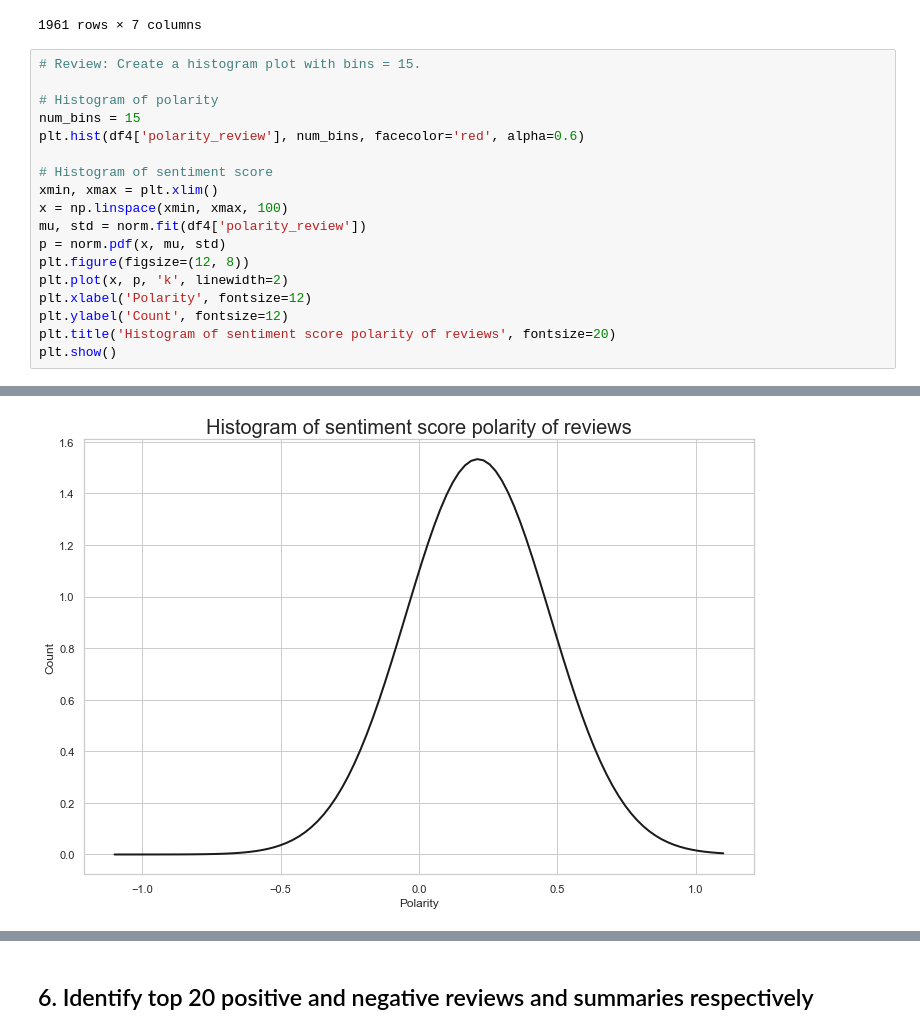
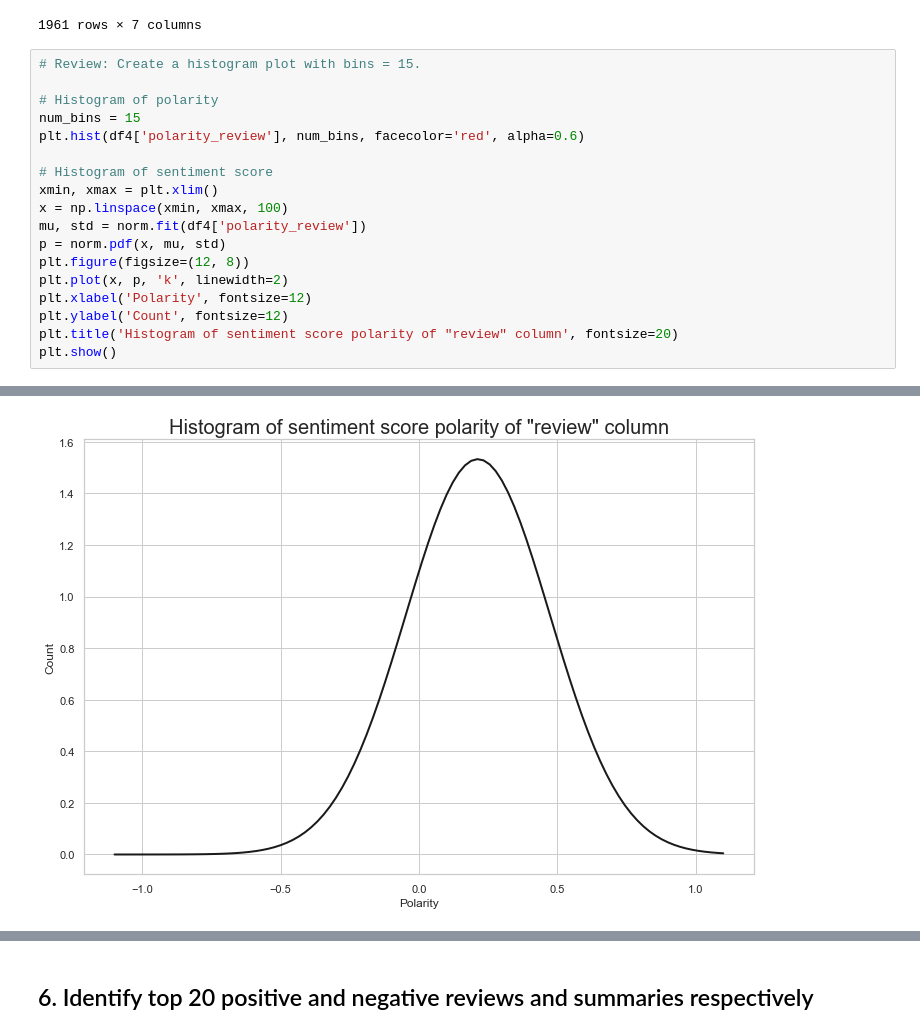
Before and after one commit to JavierConde1976/Cohort-2_LSE_DA301_assignment, a Jupyter notebook: LSE_DA301_assignment_EDA_Javier_Conde.ipynb, the cells around one changed output, grey strips where cells are left out. Cells and saved outputs as stored; diff of their text form.

```diff
--- a/LSE_DA301_assignment_EDA_Javier_Conde.ipynb
+++ b/LSE_DA301_assignment_EDA_Javier_Conde.ipynb
@@ -1357,24 +1373,24 @@ df4
 # %%
 # Review: Create a histogram plot with bins = 15.
 
 # Histogram of polarity
 num_bins = 15
 plt.hist(df4['polarity_review'], num_bins, facecolor='red', alpha=0.6)
 
 # Histogram of sentiment score
 xmin, xmax = plt.xlim()
 x = np.linspace(xmin, xmax, 100)
 mu, std = norm.fit(df4['polarity_review'])
 p = norm.pdf(x, mu, std)
 plt.figure(figsize=(12, 8))
 plt.plot(x, p, 'k', linewidth=2)
 plt.xlabel('Polarity', fontsize=12)
 plt.ylabel('Count', fontsize=12)
-plt.title('Histogram of sentiment score polarity of reviews', fontsize=20)
+plt.title('Histogram of sentiment score polarity of "review" column', fontsize=20)
 plt.show()
 # %% [output]
 [figure]
-[figure, old version]
+[figure, new version]
 # %%
 # Summary: Create a histogram plot with bins = 15.
 
```
Also changed, not shown: parts of 22 cells of this notebook.
